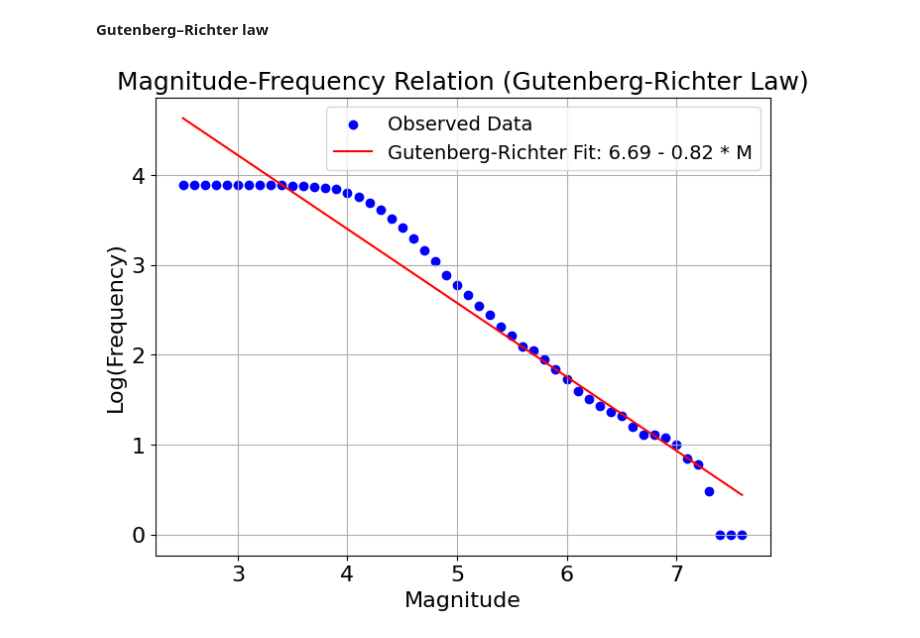
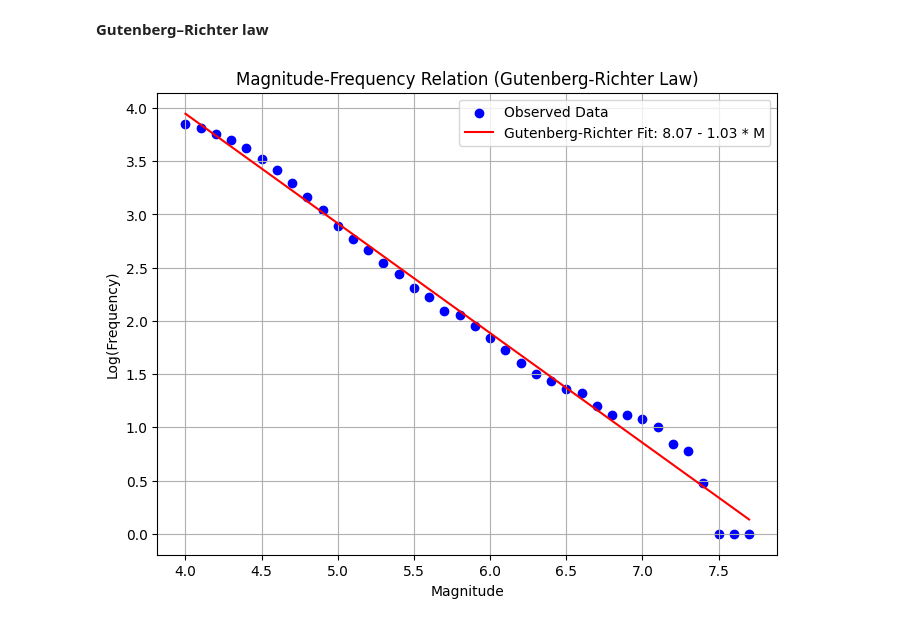
Before and after one commit to arifadli/Earthquake-Event-Analysis, a Jupyter notebook: Earthquake Research/Gutenberg Richter Law/Gutenberg Richter Law - Iran Earthquake.ipynb, the cells around one changed output. Drawn from its saved outputs; the diff is of its cells as text; code cells hidden in the pictures.

```diff
--- a/Earthquake Research/Gutenberg Richter Law/Gutenberg Richter Law - Iran Earthquake.ipynb
+++ b/Earthquake Research/Gutenberg Richter Law/Gutenberg Richter Law - Iran Earthquake.ipynb
@@ -42,0 +19,16 @@ Total Jumlah Kejadian Gempa: 7897
+# %%
+dataset1 = "https://raw.githubusercontent.com/arifadli/DatasetRepository/main/Disertation/Iran/Iran1972-1987.csv"
+dataset2 = "https://raw.githubusercontent.com/arifadli/DatasetRepository/main/Disertation/Iran/Iran1988-1998.csv"
+dataset3 = "https://raw.githubusercontent.com/arifadli/DatasetRepository/main/Disertation/Iran/Iran1999-2019.csv"
+dataset4 = "https://raw.githubusercontent.com/arifadli/DatasetRepository/main/Disertation/Iran/Iran2020-2022.csv"
+# Load each dataset
+df1 = pd.read_csv("https://raw.githubusercontent.com/arifadli/DatasetRepository/main/Disertation/Iran/Iran1972-1987.csv")
+df2 = pd.read_csv("https://raw.githubusercontent.com/arifadli/DatasetRepository/main/Disertation/Iran/Iran1988-1998.csv")
+df3 = pd.read_csv("https://raw.githubusercontent.com/arifadli/DatasetRepository/main/Disertation/Iran/Iran1999-2019.csv")
+df4 = pd.read_csv("https://raw.githubusercontent.com/arifadli/DatasetRepository/main/Disertation/Iran/Iran2020-2022.csv")
+
+# Concatenate the datasets
+merged_df = pd.concat([df1, df2, df3, df4], ignore_index=True)
+
+# Display the merged DataFrame
+merged_df.head()
@@ -43,3 +43,5 @@ Total Jumlah Kejadian Gempa: 7897
+# %%
+df = merged_df
 # %%
 # daftar jenis magnitude
 df['magType'].value_counts()
@@ -93,10 +59,0 @@ plt.show()
-# %%
-# Cut out years 1970 - 1982
-df = df[df.year > 1982]
-
-# Print the minimum year in the column
-print("Earliest year of data:",min(df['year']))
-
-# Total number of earthquakes
-N_tot = df['mag'].count()
-print('Total Jumlah EQ:', N_tot)
@@ -105,0 +60,9 @@ Total Jumlah EQ: 7043
+# %%
+# Mengambil hanya kolom yang diinginkan
+selected_columns = ['time', 'latitude', 'longitude', 'depth', 'mag', 'magType', 'net', 'id', 'updated', 'type', 'status', 'locationSource', 'magSource']
+df_selected_columns = df[selected_columns]
+
+# Menampilkan DataFrame yang hanya berisi kolom yang dipilih
+df_selected_columns.head(10)
+df = df_selected_columns
+df.head(6)
@@ -111,41 +82,39 @@ import numpy as np
 import matplotlib.pyplot as plt
 from scipy.optimize import curve_fit
 
-# Load earthquake dataset
-dataset = "https://raw.githubusercontent.com/arifadli/DatasetRepository/main/Disertation/Iran/Iran1973-2022.csv"
-data = pd.read_csv(dataset)
+data = df
 
 # Hapus nilai NaN atau infinitas dari kolom 'mag'
 data = data.dropna(subset=['mag'])
 
 # Hitung frekuensi kejadian gempa per rentang magnitudo
-magnitudes = np.arange(2.5, 8.6, 0.1)  # Rentang magnitudo
+magnitudes = np.arange(4.0, 8.6, 0.1)  # Rentang magnitudo
 frequency = []
 
 for mag in magnitudes:
     count = len(data[data['mag'] >= mag])
     frequency.append(count)
 
 # Hapus nol dari frekuensi untuk menghindari log(0)
 frequency = np.array(frequency)
 frequency = frequency[frequency != 0]
 
 # Fungsi untuk regresi linear pada skala log-log (Gutenberg-Richter)
 def gutenberg_richter(m, a, b):
     return a - b * m
 
 # Perkirakan parameter a dan b untuk garis regresi
 popt, pcov = curve_fit(gutenberg_richter, magnitudes[:len(frequency)], np.log10(frequency))
 
 # Plot MFR (Magnitude-Frequency Relation) pada skala log-log dengan garis regresi
 plt.figure(figsize=(8, 6))
 plt.scatter(magnitudes[:len(frequency)], np.log10(frequency), color='blue', label='Observed Data')
 plt.plot(magnitudes[:len(frequency)], gutenberg_richter(magnitudes[:len(frequency)], *popt), color='red', label=f'Gutenberg-Richter Fit: {popt[0]:.2f} - {popt[1]:.2f} * M')
 plt.xlabel('Magnitude')
 plt.ylabel('Log(Frequency)')
 plt.title('Magnitude-Frequency Relation (Gutenberg-Richter Law)')
 plt.legend()
 plt.grid(True)
 plt.show()
 # %% [output]
-[figure, old version]
+[figure, new version]
```
Also changed, not shown: parts of 10 cells of this notebook.
